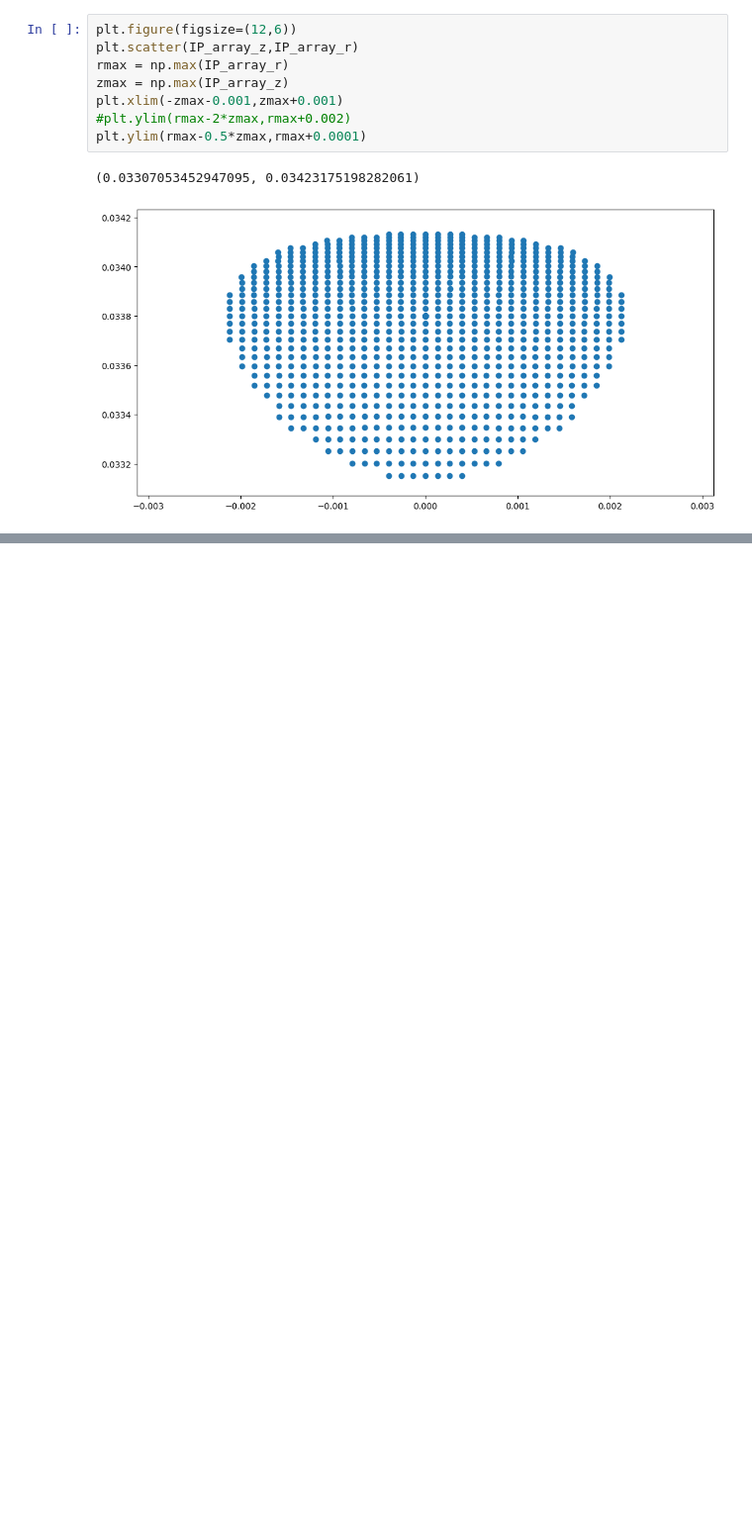
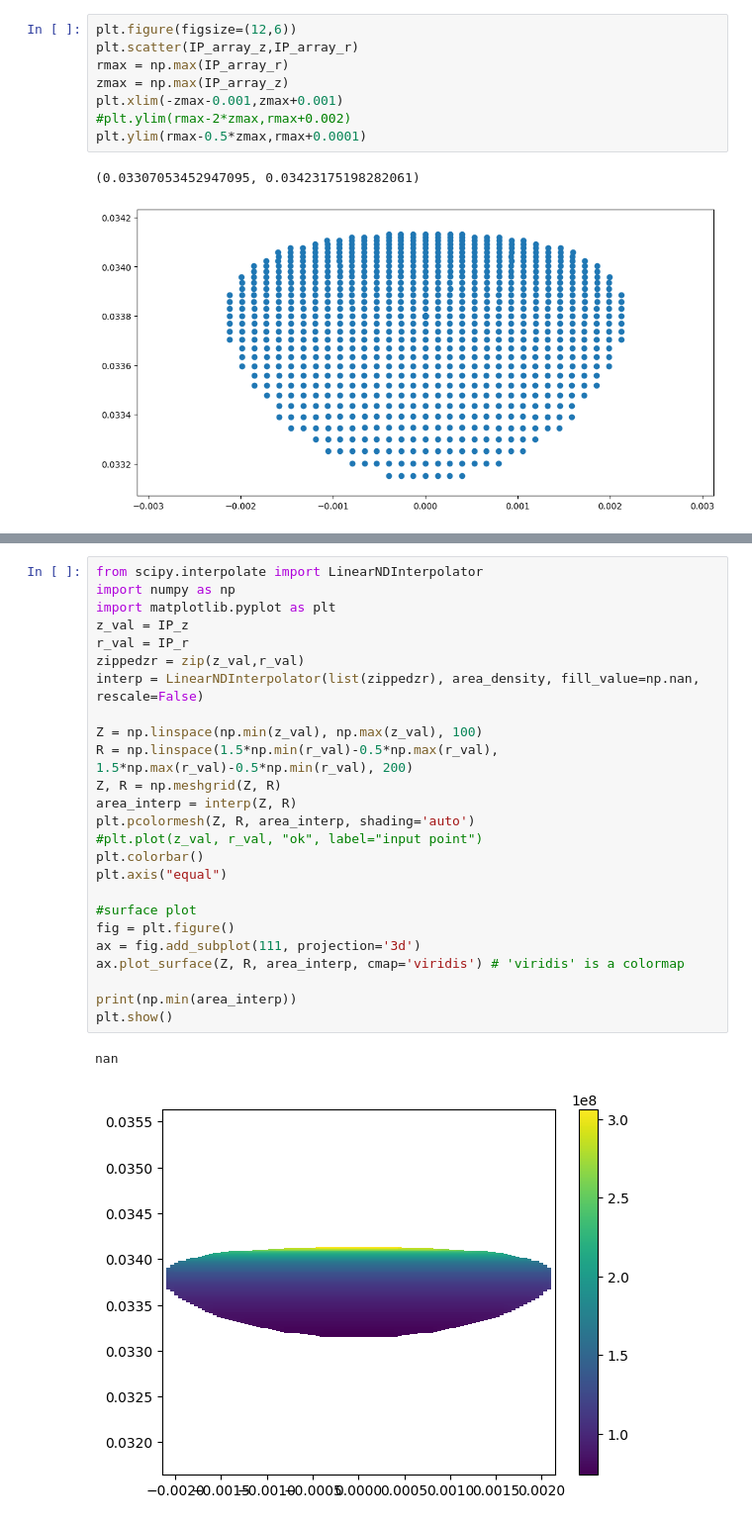
Before and after one commit to Schaeffer-Lab/Dec-2024-Shock-Data, a Jupyter notebook: particle_tracker_flux_density.ipynb, the cells around one changed output, grey strips where cells are left out. Shown at 99% size. Cells and saved outputs as stored; diff of their text form; blank space fills up the shorter version.

Commit message:
interp working

```diff
--- a/particle_tracker_flux_density.ipynb
+++ b/particle_tracker_flux_density.ipynb
@@ -667,0 +670,28 @@ plt.ylim(rmax-2*zmax,rmax+0.002)
+# %%
+from scipy.interpolate import LinearNDInterpolator
+import numpy as np
+import matplotlib.pyplot as plt
+z_val = IP_z
+r_val = IP_r
+zippedzr = zip(z_val,r_val)
+interp = LinearNDInterpolator(list(zippedzr), area_density, fill_value=np.nan, rescale=False)
+
+Z = np.linspace(np.min(z_val), np.max(z_val), 100)
+R = np.linspace(1.5*np.min(r_val)-0.5*np.max(r_val), 1.5*np.max(r_val)-0.5*np.min(r_val), 200)
+Z, R = np.meshgrid(Z, R)
+area_interp = interp(Z, R)
+plt.pcolormesh(Z, R, area_interp, shading='auto')
+#plt.plot(z_val, r_val, "ok", label="input point")
+plt.colorbar()
+plt.axis("equal")
+
+#surface plot
+fig = plt.figure()
+ax = fig.add_subplot(111, projection='3d')
+ax.plot_surface(Z, R, area_interp, cmap='viridis') # 'viridis' is a colormap
+
+print(np.min(area_interp))
+plt.show()
+# %% [output]
+nan
+[figure, added]
```
Also changed, not shown: parts of 3 cells of this notebook.
